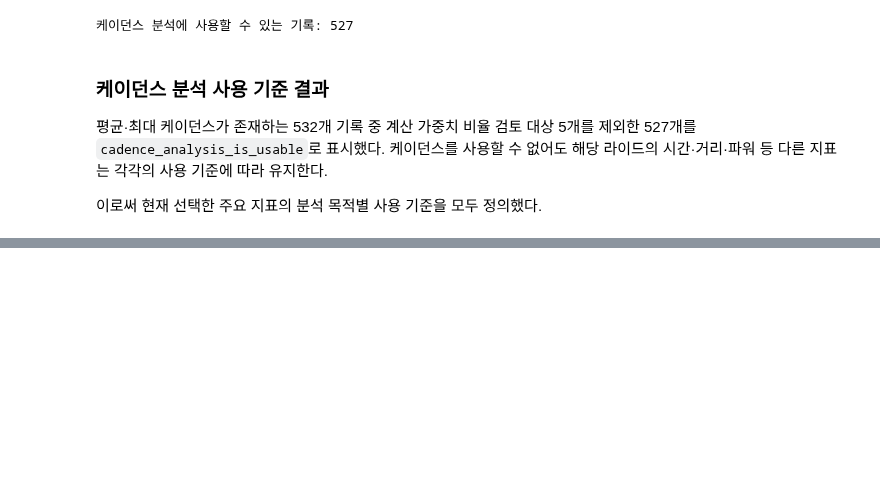
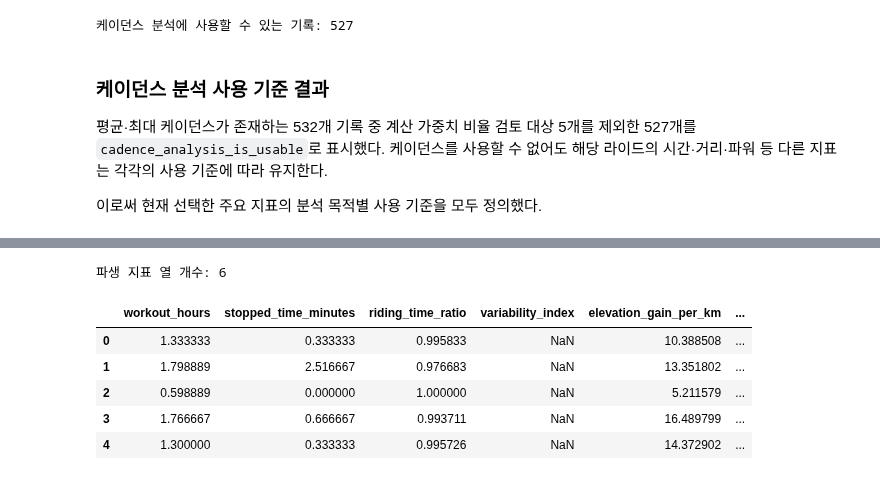
Before and after one commit to jhh0107gsc-hub/cycling, a Jupyter notebook: notebooks/01_goldencheetah_exploration.ipynb, the cells around one changed output, grey strips where cells are left out. Cells and saved outputs as stored; diff of their text form; code cells hidden in the pictures; blank space fills up the shorter version.

```diff
--- a/notebooks/01_goldencheetah_exploration.ipynb
+++ b/notebooks/01_goldencheetah_exploration.ipynb
@@ -3055,0 +3091,26 @@ print(
+# %%
+derived_metric_columns = [
+    "workout_hours",
+    "stopped_time_minutes",
+    "riding_time_ratio",
+    "variability_index",
+    "elevation_gain_per_km",
+    "reference_power_from_stored_if",
+]
+
+print(
+    "파생 지표 열 개수:",
+    len(derived_metric_columns)
+)
+
+cleaned_df[
+    derived_metric_columns
+].head()
+# %% [output]
+파생 지표 열 개수: 6
+|  | workout_hours | stopped_time_minutes | riding_time_ratio | variability_index | elevation_gain_per_km | ... |
+| 0 | 1.333333 | 0.333333 | 0.995833 | NaN | 10.388508 | ... |
+| 1 | 1.798889 | 2.516667 | 0.976683 | NaN | 13.351802 | ... |
+| 2 | 0.598889 | 0.000000 | 1.000000 | NaN | 5.211579 | ... |
+| 3 | 1.766667 | 0.666667 | 0.993711 | NaN | 16.489799 | ... |
+| 4 | 1.300000 | 0.333333 | 0.995726 | NaN | 14.372902 | ... |
```
Also changed, not shown: parts of 8 cells of this notebook.
